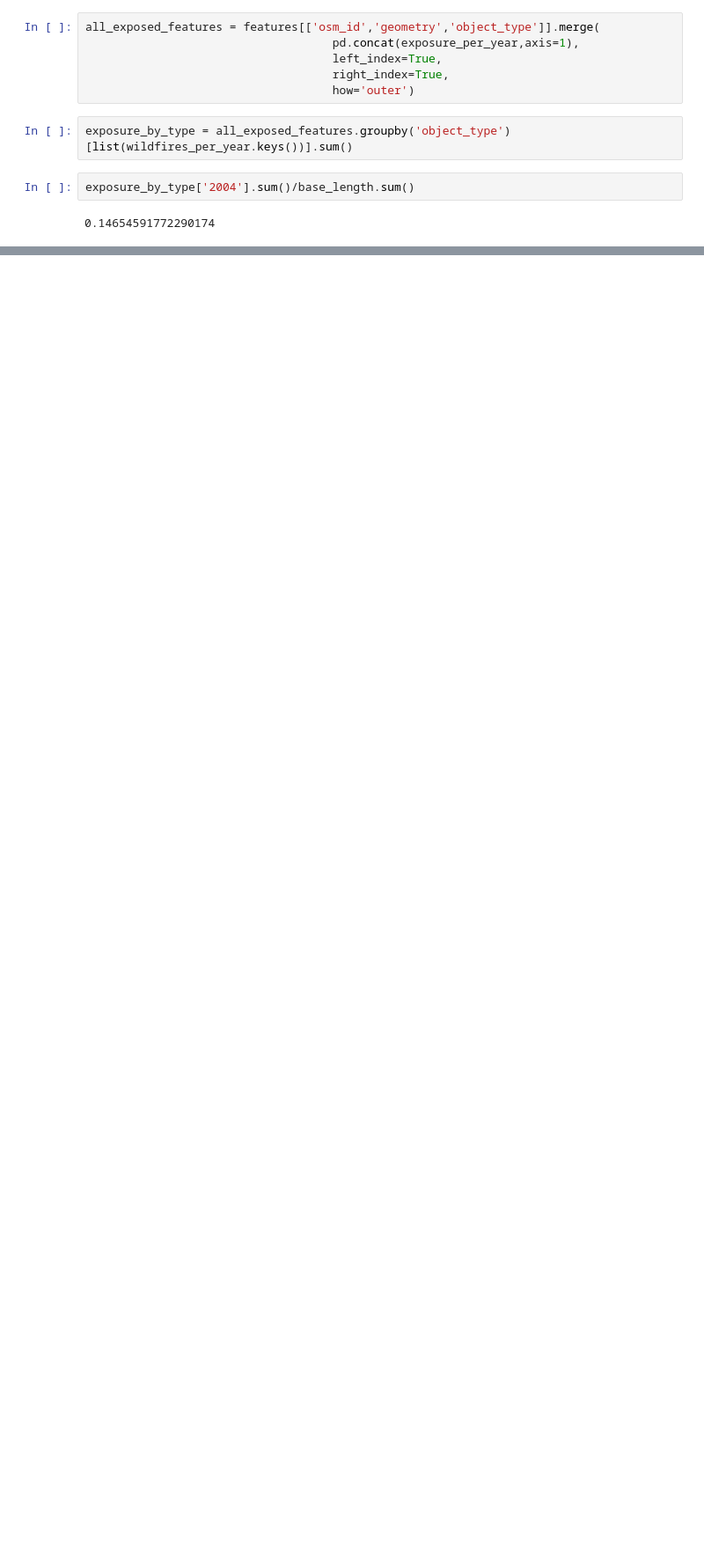
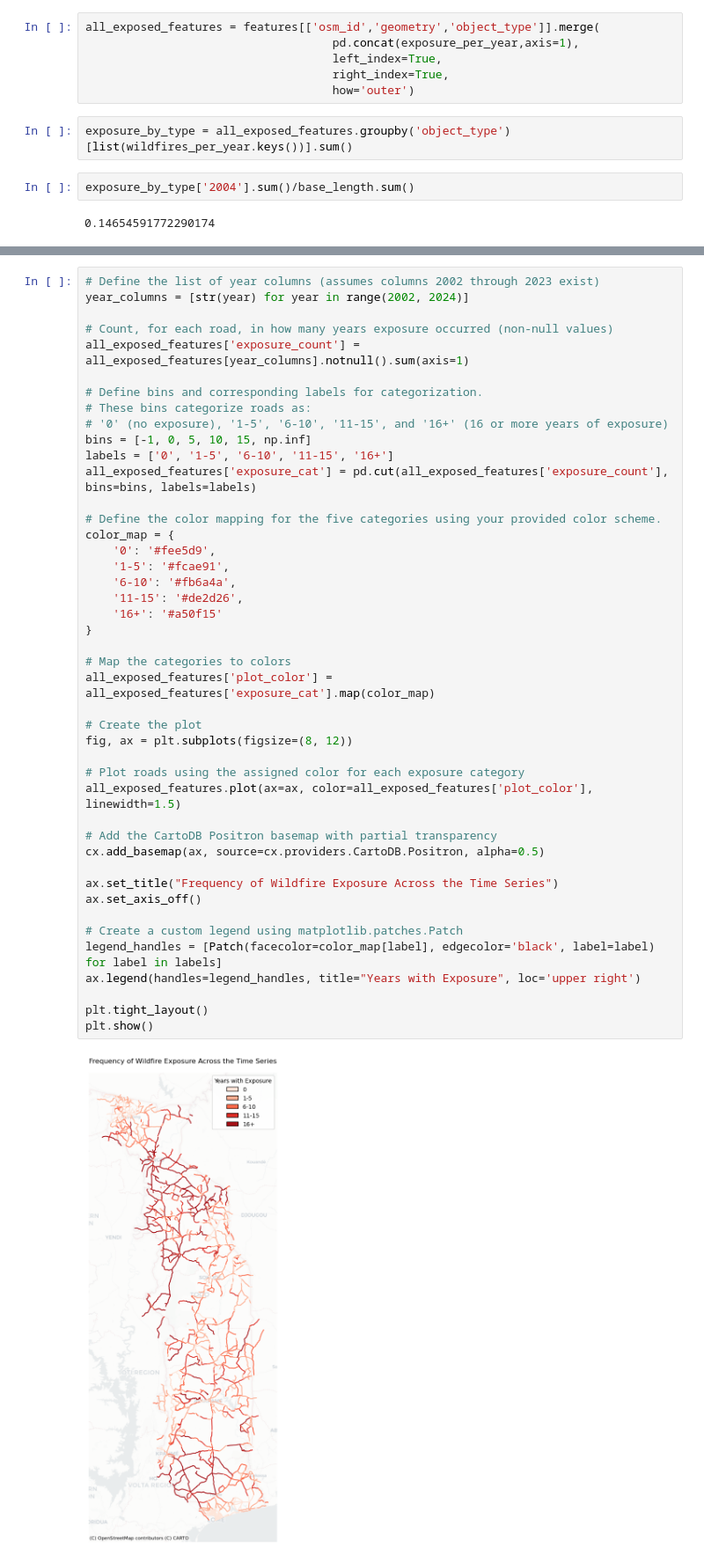
Before and after one commit to VU-IVM/GlobalInfraRisk, a Jupyter notebook: hazard/wildfire.ipynb, the cells around one changed output, grey strips where cells are left out. Shown at 88% size. Saved outputs shown, nothing was run; the diff lists cells and outputs as text; blank space fills up the shorter version.

Commit message:
first version wildfires

```diff
--- a/hazard/wildfire.ipynb
+++ b/hazard/wildfire.ipynb
@@ -363,0 +369,46 @@ plt.show()
+# %%
+# Define the list of year columns (assumes columns 2002 through 2023 exist)
+year_columns = [str(year) for year in range(2002, 2024)]
+
+# Count, for each road, in how many years exposure occurred (non-null values)
+all_exposed_features['exposure_count'] = all_exposed_features[year_columns].notnull().sum(axis=1)
+
+# Define bins and corresponding labels for categorization.
+# These bins categorize roads as:
+# '0' (no exposure), '1-5', '6-10', '11-15', and '16+' (16 or more years of exposure)
+bins = [-1, 0, 5, 10, 15, np.inf]
+labels = ['0', '1-5', '6-10', '11-15', '16+']
+all_exposed_features['exposure_cat'] = pd.cut(all_exposed_features['exposure_count'], bins=bins, labels=labels)
+
+# Define the color mapping for the five categories using your provided color scheme.
+color_map = {
+    '0': '#fee5d9',
+    '1-5': '#fcae91',
+    '6-10': '#fb6a4a',
+    '11-15': '#de2d26',
+    '16+': '#a50f15'
+}
+
+# Map the categories to colors
+all_exposed_features['plot_color'] = all_exposed_features['exposure_cat'].map(color_map)
+
+# Create the plot
+fig, ax = plt.subplots(figsize=(8, 12))
+
+# Plot roads using the assigned color for each exposure category
+all_exposed_features.plot(ax=ax, color=all_exposed_features['plot_color'], linewidth=1.5)
+
+# Add the CartoDB Positron basemap with partial transparency
+cx.add_basemap(ax, source=cx.providers.CartoDB.Positron, alpha=0.5)
+
+ax.set_title("Frequency of Wildfire Exposure Across the Time Series")
+ax.set_axis_off()
+
+# Create a custom legend using matplotlib.patches.Patch
+legend_handles = [Patch(facecolor=color_map[label], edgecolor='black', label=label) for label in labels]
+ax.legend(handles=legend_handles, title="Years with Exposure", loc='upper right')
+
+plt.tight_layout()
+plt.show()
+# %% [output]
+[figure, added]
```
Also changed, not shown: parts of 4 cells of this notebook.
